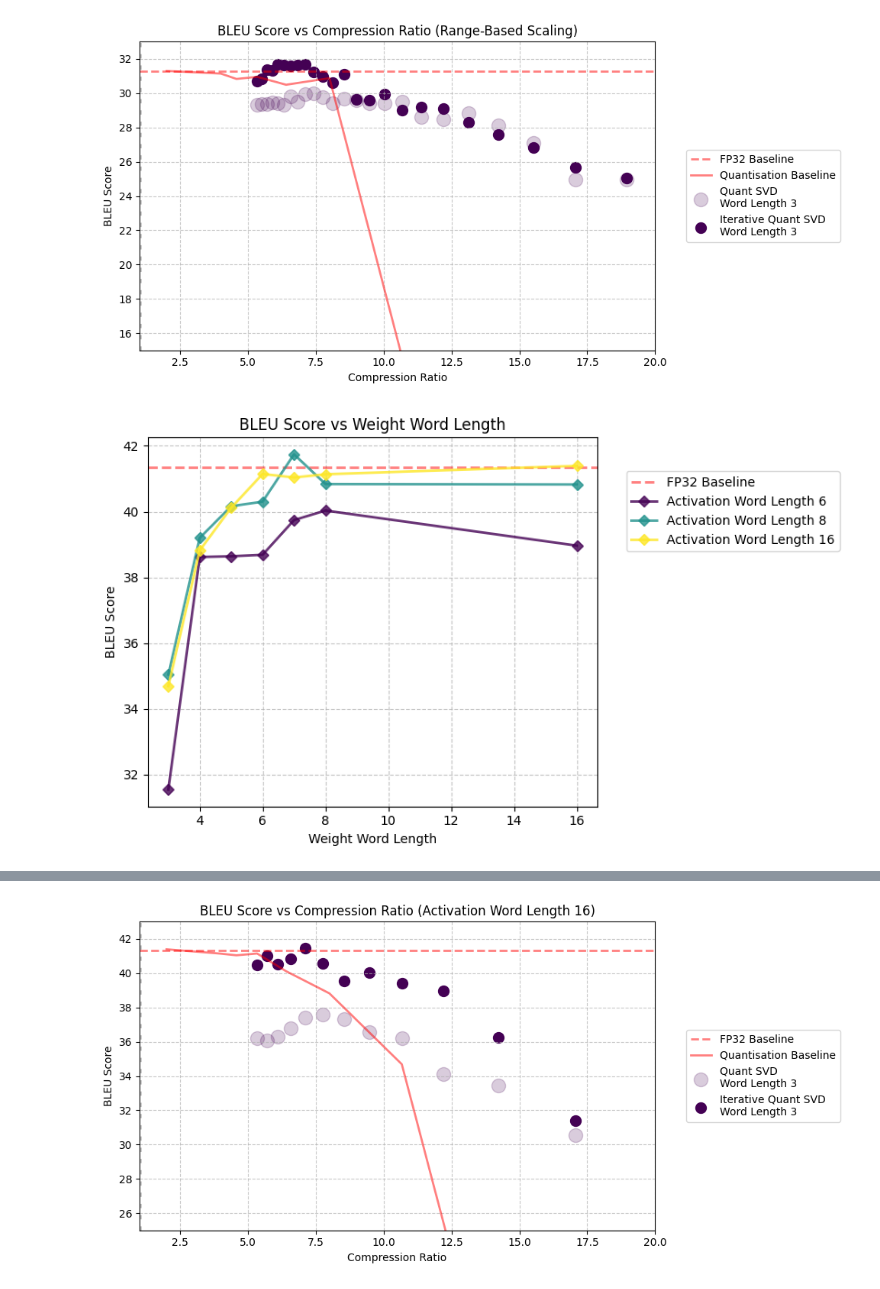
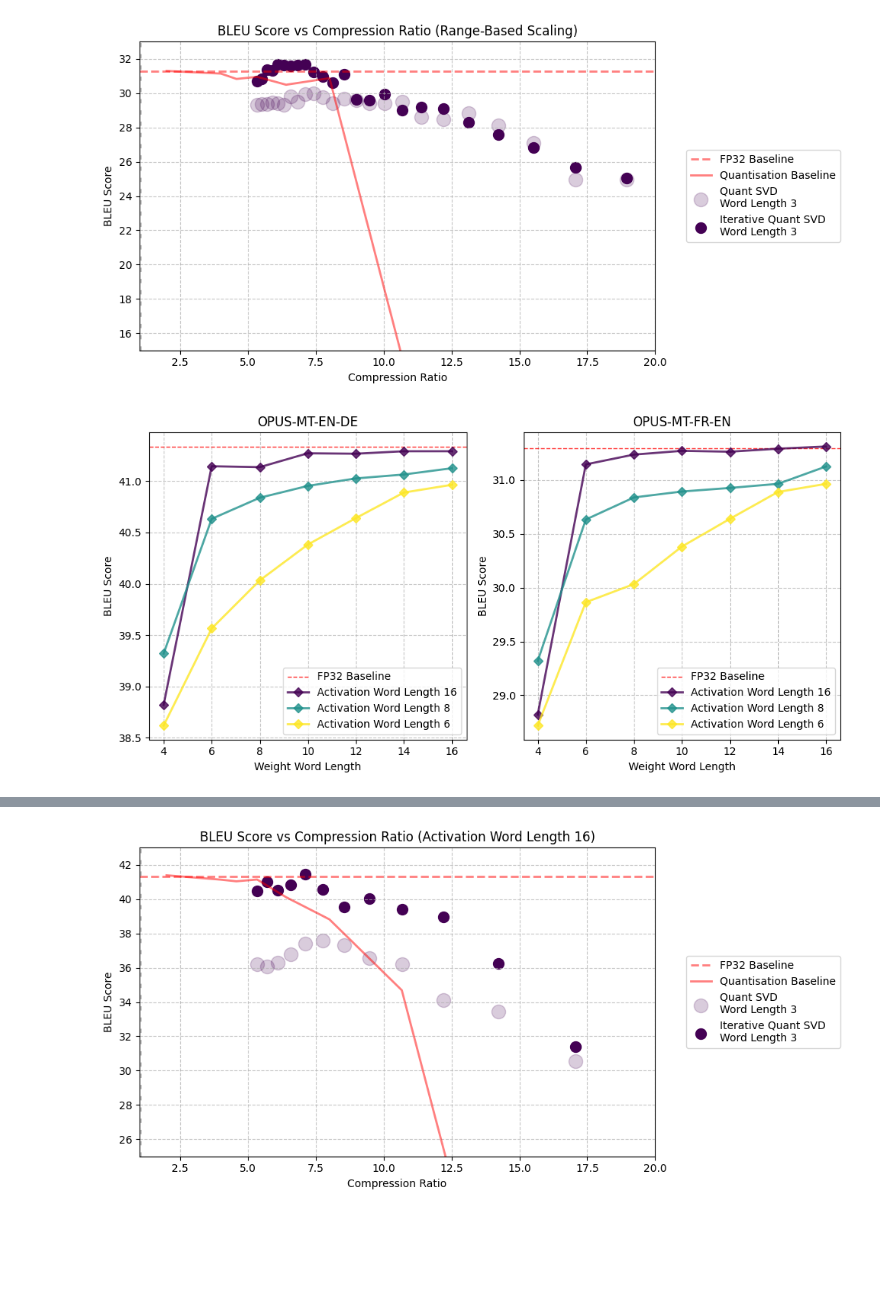
Before and after one commit to justinhuang666666/Approximate-Matrix-Vector-Multiplication, a Jupyter notebook: simulation_result/simulation_quant.ipynb, the cells around one changed output, grey strips where cells are left out. Cells and saved outputs as stored; diff of their text form; code cells hidden in the pictures; blank space fills up the shorter version.

Commit message:
update quantistion graph

```diff
--- a/simulation_result/simulation_quant.ipynb
+++ b/simulation_result/simulation_quant.ipynb
@@ -1398,47 +1398,96 @@ import pandas as pd
 import matplotlib.pyplot as plt
 import matplotlib.cm as cm
 
 # Load data
 scaling_quant_result = pd.read_csv('quantization_inout_en_de3.csv')
 
-# Set up the plot
-plt.figure(figsize=(10, 5))
+# Set up the figure with two subplots
+fig, axes = plt.subplots(1, 2, figsize=(10, 5))  # Two subplots side by side
 
+# First subplot: OPUS-MT-EN-DE plot
+ax1 = axes[0]
 baseline_bleu = 41.337328250540224
 
 # Draw baseline and compression ratio reference lines
-plt.axhline(baseline_bleu, color='red', linestyle='--', linewidth=2, alpha=0.5, label='FP32 Baseline')
+ax1.axhline(baseline_bleu, color='red', linestyle='--', linewidth=1, alpha=0.8, label='FP32 Baseline')
 
 # Set labels
-plt.title('BLEU Score vs Weight Word Length')
-plt.xlabel('Weight Word Length')
-plt.ylabel('BLEU Score')
+ax1.set_title('OPUS-MT-EN-DE')
+ax1.set_xlabel('Weight Word Length')
+ax1.set_ylabel('BLEU Score')
 
-act_wls = [6,8,16]
+act_wls = [16, 8, 6]
 # Use Viridis colormap
 viridis = cm.get_cmap('viridis', len(act_wls))  # Get 4 distinct colors from Viridis
 
 for i, act_wl in enumerate(act_wls):
     # Plot BLEU scores for different scaling methods with rounded dots
-    plt.plot(
-        scaling_quant_result[(scaling_quant_result["Weight Word Length"] != 2) & (scaling_quant_result["Activation Word Length"] == act_wl)]["Weight Word Length"],
-        scaling_quant_result[(scaling_quant_result["Weight Word Length"] != 2) & (scaling_quant_result["Activation Word Length"] == act_wl)]["BLEU Score (Range-Based)"],
+    ax1.plot(
+        scaling_quant_result[
+            (scaling_quant_result["Weight Word Length"] != 2) &
+            (scaling_quant_result["Activation Word Length"] == act_wl)
+        ]["Weight Word Length"],
+        scaling_quant_result[
+            (scaling_quant_result["Weight Word Length"] != 2) &
+            (scaling_quant_result["Activation Word Length"] == act_wl)
+        ]["BLEU Score (Range-Based)"],
         linewidth=2,
         alpha=0.8,
         label=f'Activation Word Length {act_wl}',
         color=viridis(i), marker='D', linestyle='-'  # Round dots for data points
     )
 
 # Add legend outside the plot
-plt.legend(loc='center left', bbox_to_anchor=(1.05, 0.8))  # Legend outside plotting area
-plt.grid(linestyle='--', alpha=0.7)
+ax1.legend()  # Legend inside the subplot
+ax1.grid(linestyle='--', alpha=0.7)
 
+# Second subplot: Leave it blank
+ax2 = axes[1]
+
+baseline_bleu = 31.295117829679363
+
+# Draw baseline and compression ratio reference lines
+ax2.axhline(baseline_bleu, color='red', linestyle='--', linewidth=1, alpha=0.8, label='FP32 Baseline')
+scaling_quant_result = pd.read_csv('quantization_inout_fr_en3.csv')
+# Set labels
+ax2.set_title('OPUS-MT-FR-EN')
+ax2.set_xlabel('Weight Word Length')
+ax2.set_ylabel('BLEU Score')
+
+act_wls = [16, 8, 6]
+# Use Viridis colormap
+viridis = cm.get_cmap('viridis', len(act_wls))  # Get 4 distinct colors from Viridis
+
+for i, act_wl in enumerate(act_wls):
+    # Plot BLEU scores for different scaling methods with rounded dots
+    ax2.plot(
+        scaling_quant_result[
+            (scaling_quant_result["Weight Word Length"] != 2) &
+            (scaling_quant_result["Activation Word Length"] == act_wl)
+        ]["Weight Word Length"],
+        scaling_quant_result[
+            (scaling_quant_result["Weight Word Length"] != 2) &
+            (scaling_quant_result["Activation Word Length"] == act_wl)
+        ]["BLEU Score (Range-Based)"],
+        linewidth=2,
+        alpha=0.8,
+        label=f'Activation Word Length {act_wl}',
+        color=viridis(i), marker='D', linestyle='-'  # Round dots for data points
+    )
+
+# Add legend outside the plot
+ax2.legend()  # Legend inside the subplot
+ax2.grid(linestyle='--', alpha=0.7)
 
 # Adjust layout and show the plot
-plt.tight_layout(rect=[0, 0, 0.85, 1])  # Leave space for legend
+plt.tight_layout()
+
+# Save the figure to a file
+plt.savefig('/Users/justin/Desktop/FCCM/section1/quantisation.png', dpi=500, bbox_inches='tight')  # Save as a PNG file
+
 plt.show()
 # %% [output]
-[figure, old version]
+[figure, new version]
 # %%
 import pandas as pd
 import matplotlib.pyplot as plt
```
Also changed, not shown: parts of 3 cells of this notebook, 8 other files.
